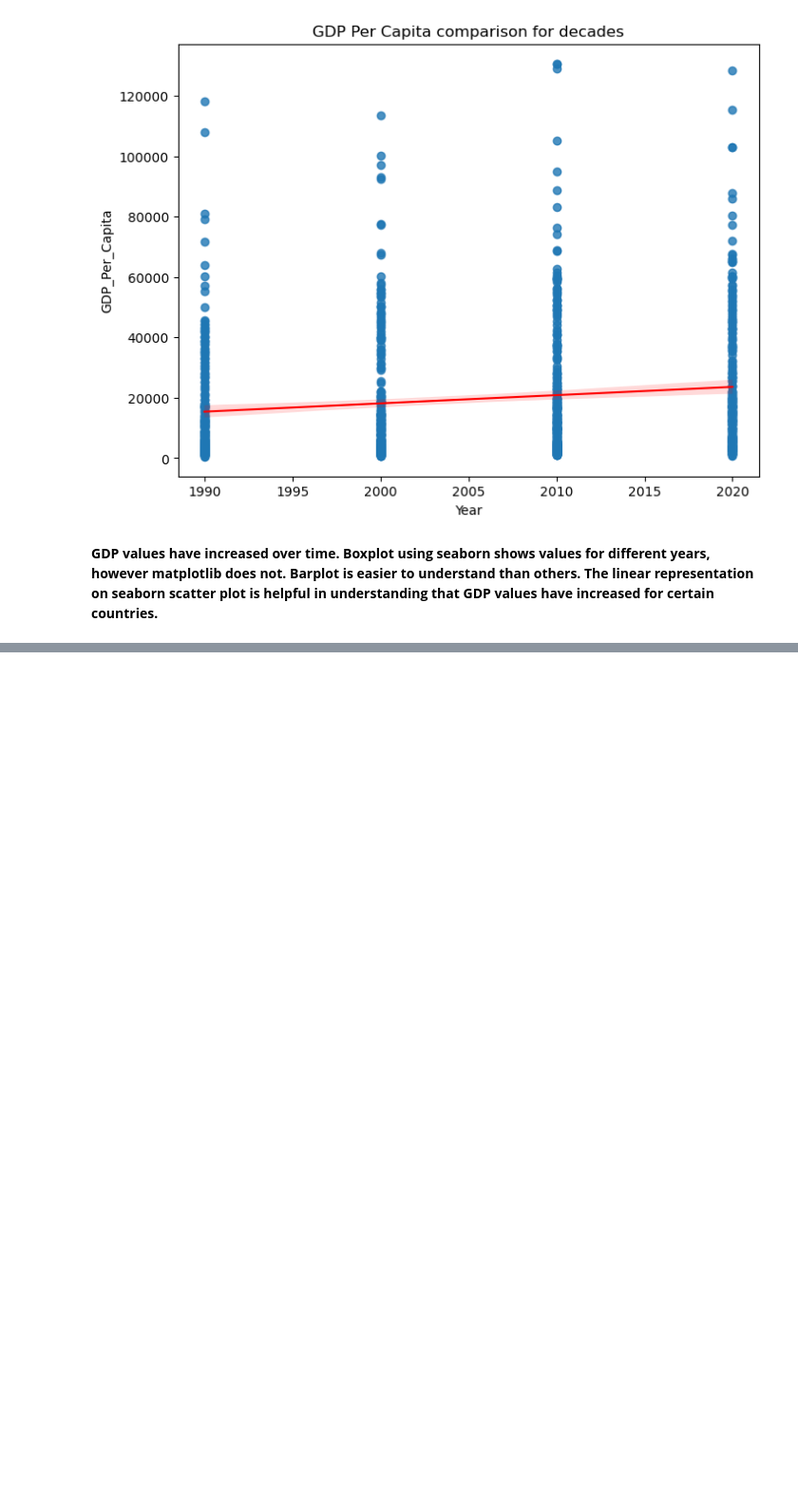
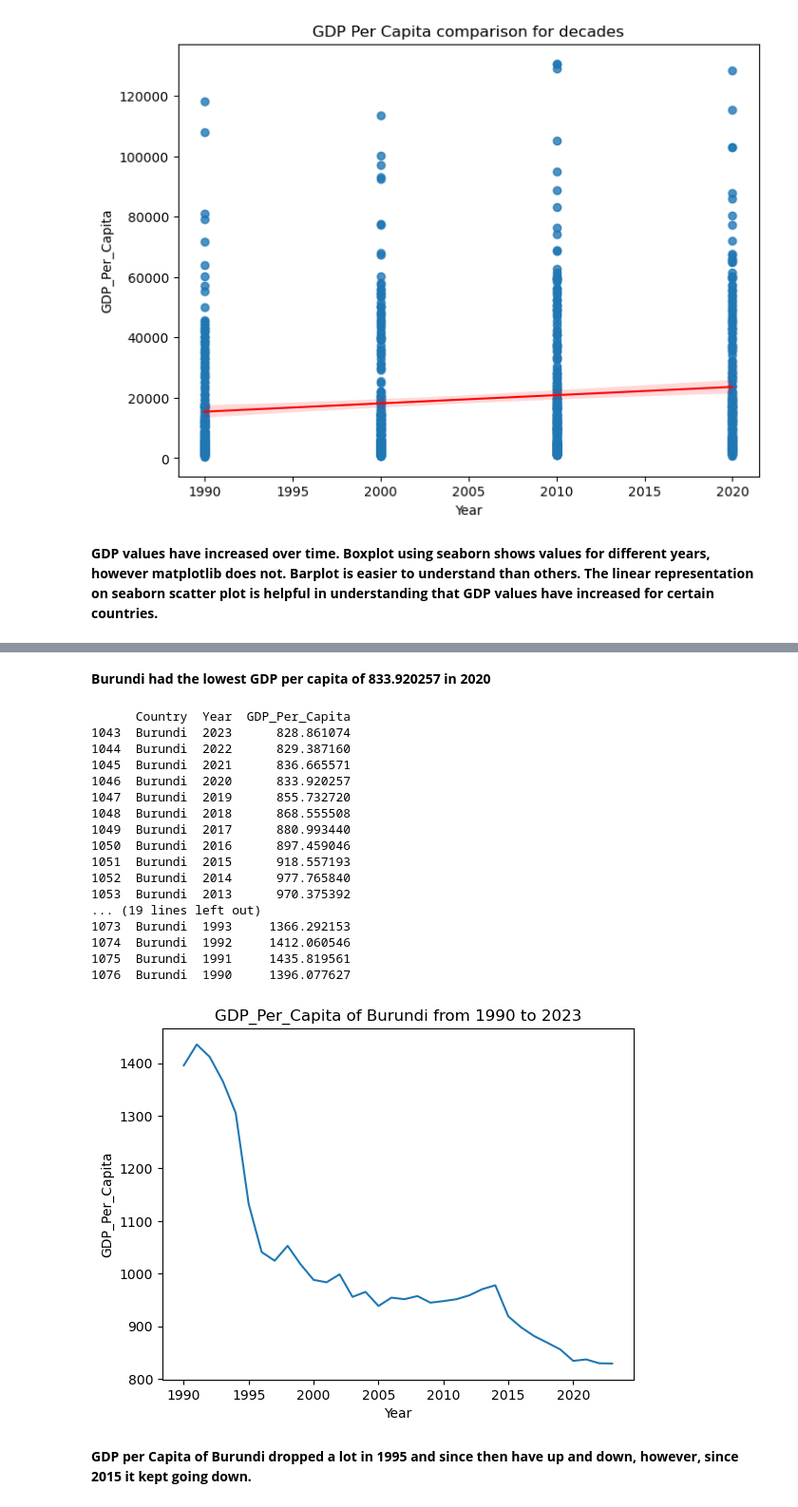
Before and after one commit to NSS-Data-Analytics-Cohort-16/da16-python-gdp-and-internet-use-analysis-janvimehendale, a Jupyter notebook: notebooks/gdp_internetuse.ipynb, the cells around one changed output, grey strips where cells are left out. Shown at 95% size. Drawn from its saved outputs; the diff is of its cells as text; code cells hidden in the pictures; blank space fills up the shorter version.

```diff
--- a/notebooks/gdp_internetuse.ipynb
+++ b/notebooks/gdp_internetuse.ipynb
@@ -407,0 +497,32 @@ The linear representation on seaborn scatter plot is helpful in understanding th
+# %% [markdown]
+**Burundi had the lowest GDP per capita of 833.920257 in 2020**
+# %%
+#13b. Create a plot showing how this country's GDP per capita has changed over the timespan of the dataset.
+gdp_Burundi = gdp_df_new[gdp_df_new["Country"]=="Burundi"]
+print(gdp_Burundi)
+plt.plot(gdp_Burundi["Year"], gdp_Burundi["GDP_Per_Capita"])
+plt.title("GDP_Per_Capita of Burundi from 1990 to 2023")
+plt.xlabel("Year")
+plt.ylabel("GDP_Per_Capita")
+plt.show()
+# %% [output]
+      Country  Year  GDP_Per_Capita
+1043  Burundi  2023      828.861074
+1044  Burundi  2022      829.387160
+1045  Burundi  2021      836.665571
+1046  Burundi  2020      833.920257
+1047  Burundi  2019      855.732720
+1048  Burundi  2018      868.555508
+1049  Burundi  2017      880.993440
+1050  Burundi  2016      897.459046
+1051  Burundi  2015      918.557193
+1052  Burundi  2014      977.765840
+1053  Burundi  2013      970.375392
+... (19 lines left out)
+1073  Burundi  1993     1366.292153
+1074  Burundi  1992     1412.060546
+1075  Burundi  1991     1435.819561
+1076  Burundi  1990     1396.077627
+[figure, added]
+# %% [markdown]
+**GDP per Capita of Burundi dropped a lot in 1995 and since then have up and down, however, since 2015 it kept going down.**
```
Also changed, not shown: parts of 18 cells of this notebook.
